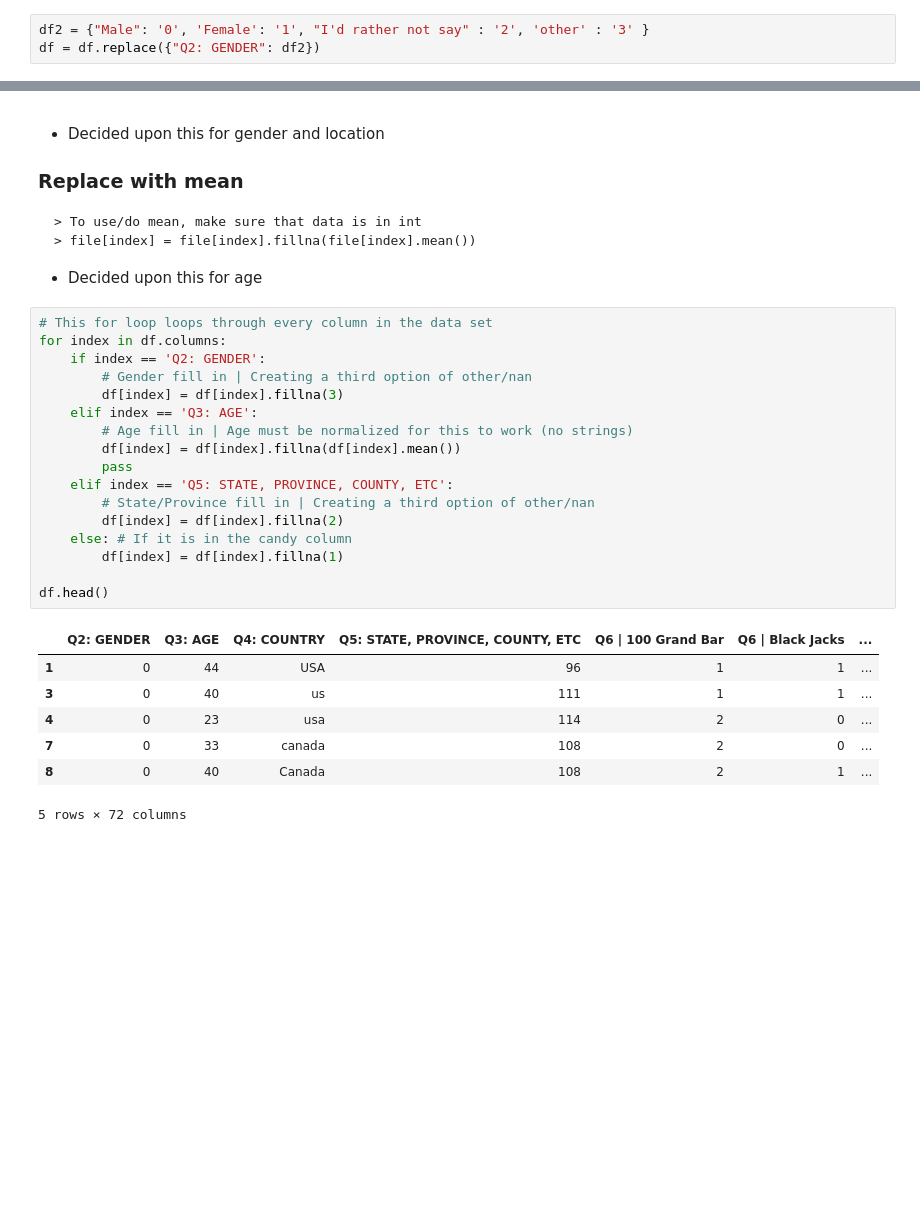
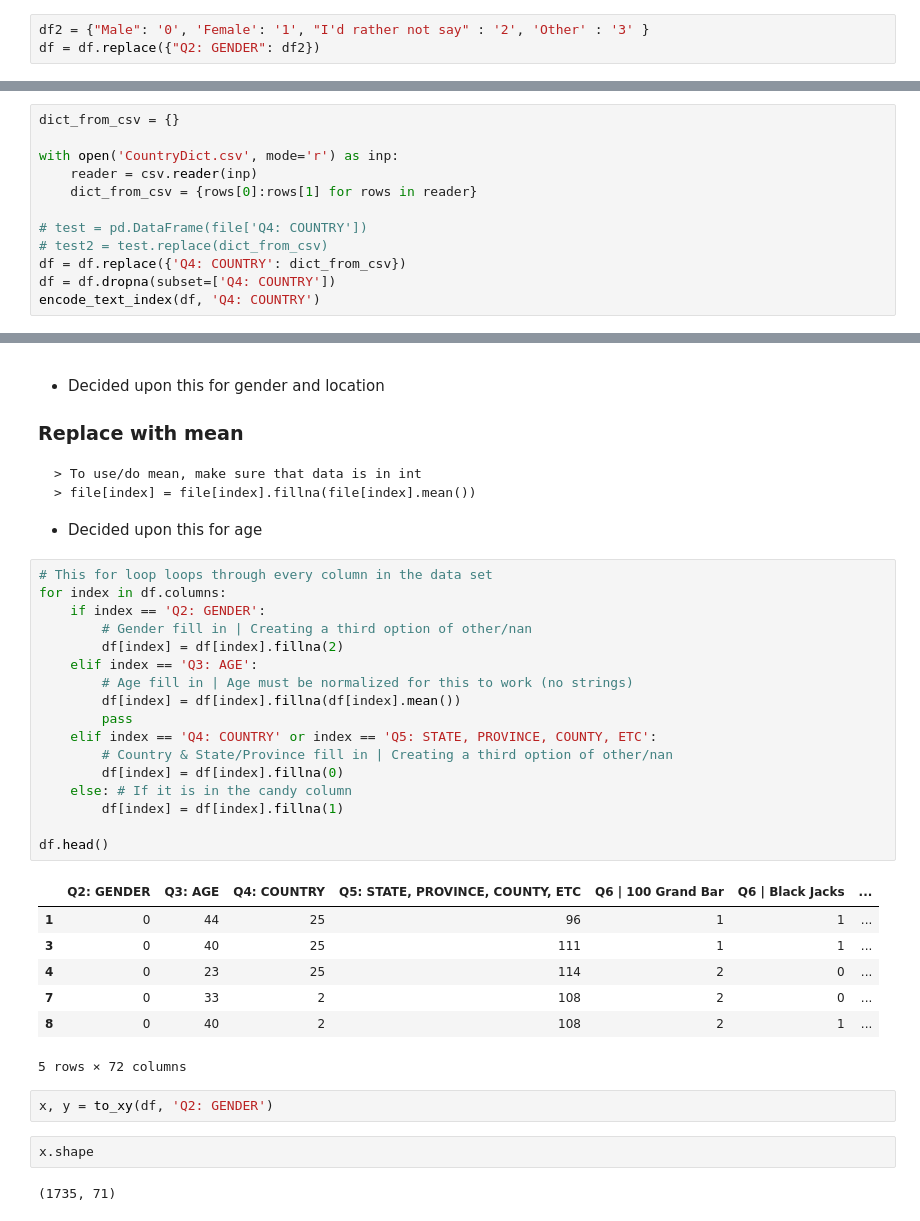
Before and after one commit to LightningDrop/datacleaning, a Jupyter notebook: Project1.ipynb, the cells around one changed output, grey strips where cells are left out. Cells and saved outputs as stored; diff of their text form; blank space fills up the shorter version.

```diff
--- a/Project1.ipynb
+++ b/Project1.ipynb
@@ -115,7 +136,19 @@ df['Q2: GENDER'].fillna(value = "I'd rather not say", inplace = True)
 # %% [markdown]
 Maps a value to each...
 # %%
-df2 = {"Male": '0', 'Female': '1', "I'd rather not say" : '2', 'other' : '3' }
+df2 = {"Male": '0', 'Female': '1', "I'd rather not say" : '2', 'Other' : '3' }
 df = df.replace({"Q2: GENDER": df2})
 # %% [markdown]
 # Normalizing Countries
+# %%
+dict_from_csv = {}
+
+with open('CountryDict.csv', mode='r') as inp:
+    reader = csv.reader(inp)
+    dict_from_csv = {rows[0]:rows[1] for rows in reader}
+
+# test = pd.DataFrame(file['Q4: COUNTRY'])
+# test2 = test.replace(dict_from_csv)
+df = df.replace({'Q4: COUNTRY': dict_from_csv})
+df = df.dropna(subset=['Q4: COUNTRY'])
+encode_text_index(df, 'Q4: COUNTRY')
@@ -212,25 +251,31 @@ print(df)
 # %%
 # This for loop loops through every column in the data set
 for index in df.columns:
     if index == 'Q2: GENDER':
         # Gender fill in | Creating a third option of other/nan
-        df[index] = df[index].fillna(3)
+        df[index] = df[index].fillna(2)
     elif index == 'Q3: AGE':
         # Age fill in | Age must be normalized for this to work (no strings)
         df[index] = df[index].fillna(df[index].mean())
         pass
-    elif index == 'Q5: STATE, PROVINCE, COUNTY, ETC':
-        # State/Province fill in | Creating a third option of other/nan
-        df[index] = df[index].fillna(2)
+    elif index == 'Q4: COUNTRY' or index == 'Q5: STATE, PROVINCE, COUNTY, ETC':
+        # Country & State/Province fill in | Creating a third option of other/nan
+        df[index] = df[index].fillna(0)
     else: # If it is in the candy column
         df[index] = df[index].fillna(1)
 
 df.head()
 # %% [output]
 |  | Q2: GENDER | Q3: AGE | Q4: COUNTRY | Q5: STATE, PROVINCE, COUNTY, ETC | Q6 | 100 Grand Bar | Q6 | Black Jacks | ... |
-| 1 | 0 | 44 | USA | 96 | 1 | 1 | ... |
-| 3 | 0 | 40 | us | 111 | 1 | 1 | ... |
-| 4 | 0 | 23 | usa | 114 | 2 | 0 | ... |
-| 7 | 0 | 33 | canada | 108 | 2 | 0 | ... |
-| 8 | 0 | 40 | Canada | 108 | 2 | 1 | ... |
+| 1 | 0 | 44 | 25 | 96 | 1 | 1 | ... |
+| 3 | 0 | 40 | 25 | 111 | 1 | 1 | ... |
+| 4 | 0 | 23 | 25 | 114 | 2 | 0 | ... |
+| 7 | 0 | 33 | 2 | 108 | 2 | 0 | ... |
+| 8 | 0 | 40 | 2 | 108 | 2 | 1 | ... |
 5 rows × 72 columns
+# %%
+x, y = to_xy(df, 'Q2: GENDER')
+# %%
+x.shape
+# %% [output]
+(1735, 71)
```
Also changed, not shown: parts of 8 cells of this notebook.
